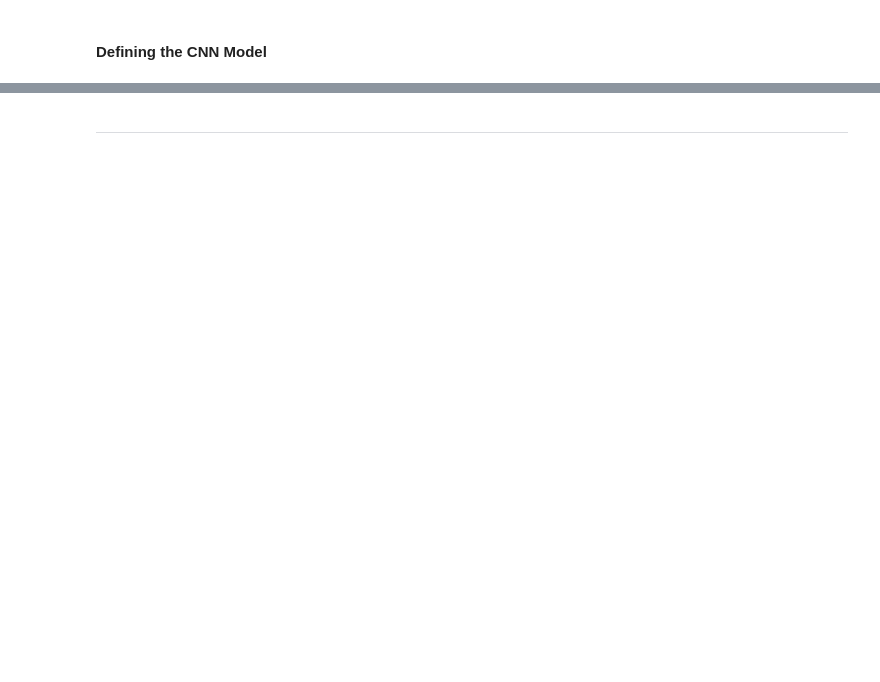
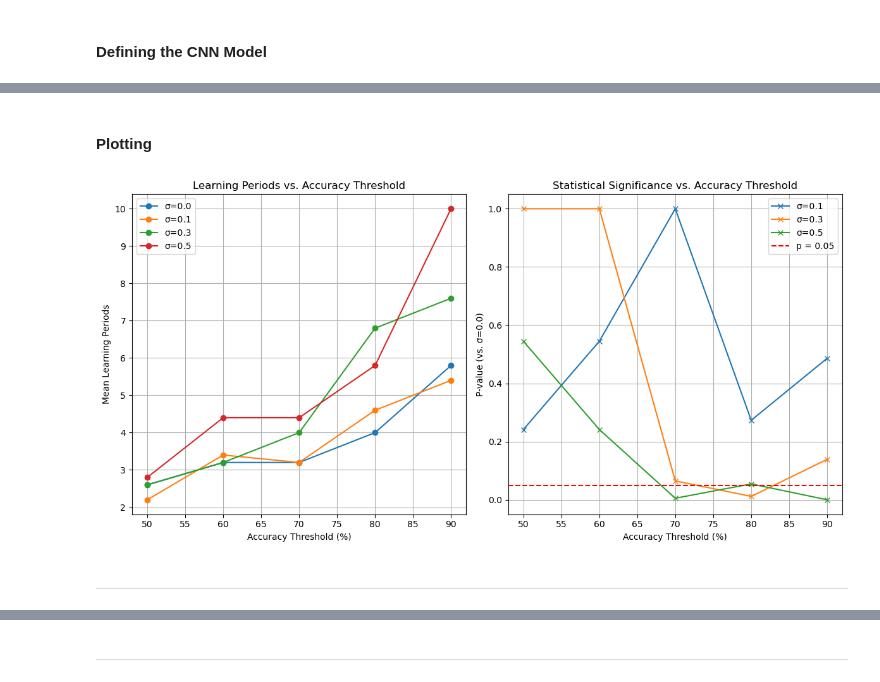
Before and after one commit to ElizabethHZhong/effortful-retrieval, a Jupyter notebook: experiments.ipynb, the cells around one changed output, grey strips where cells are left out. Cells and saved outputs as stored; diff of their text form; code cells hidden in the pictures; blank space fills up the shorter version.

```diff
--- a/experiments.ipynb
+++ b/experiments.ipynb
@@ -302,0 +312,2 @@ def measure_forgetting_rate(model, test_loader, delay=10):
+# %%
+clean_batch = get_two_label_batch(dataset)
@@ -302,0 +329,12 @@ def measure_forgetting_rate(model, test_loader, delay=10):
+# %%
+def run_trial_noise_level(noise_sigma, threshold=ACCURACY_THRESHOLD):
+    model, criterion, optimizer = get_pretrained_cnn()
+    learning_periods = 0
+    for _ in range(MAX_LEARNING_PERIODS):
+        acc = evaluate_batch(model, clean_batch)
+        if acc >= threshold:
+            break
+        noisy_batch = apply_noise(clean_batch, sigma=noise_sigma)
+        train_on_batch(model, noisy_batch, criterion, optimizer)
+        learning_periods += 1
+    return learning_periods
@@ -302,0 +371,2 @@ def measure_forgetting_rate(model, test_loader, delay=10):
+# %%
+summary_matrix_update = run_experiment_noise_vs_thresholds(THRESHOLDS, NOISE_LEVELS)
@@ -302,0 +390,35 @@ def measure_forgetting_rate(model, test_loader, delay=10):
+# %% [markdown]
+#### **Plotting**
+# %%
+def plot_noise_threshold_matrix(summary_matrix, thresholds):
+    plt.figure(figsize=(12, 6))
+
+    # Plot mean learning periods
+    plt.subplot(1, 2, 1)
+    for sigma, values in summary_matrix["means"].items():
+        plt.plot(thresholds, values, marker='o', label=f"σ={sigma}")
+    plt.xlabel("Accuracy Threshold (%)")
+    plt.ylabel("Mean Learning Periods")
+    plt.title("Learning Periods vs. Accuracy Threshold")
+    plt.legend()
+    plt.grid(True)
+
+    # Plot p-values
+    plt.subplot(1, 2, 2)
+    for sigma, pvals in summary_matrix["p_values"].items():
+        plt.plot(thresholds, pvals, marker='x', label=f"σ={sigma}")
+    plt.axhline(y=0.05, color='red', linestyle='--', label="p = 0.05")
+    plt.xlabel("Accuracy Threshold (%)")
+    plt.ylabel("P-value (vs. σ=0.0)")
+    plt.title("Statistical Significance vs. Accuracy Threshold")
+    plt.legend()
+    plt.grid(True)
+
+    plt.tight_layout()
+    plt.show()
+# %%
+plot_noise_threshold_matrix(summary_matrix_update, THRESHOLDS)
+# %% [output]
+[figure, added]
+# %% [markdown]
+_________
```
Also changed, not shown: parts of 76 cells of this notebook, 2 other files.
